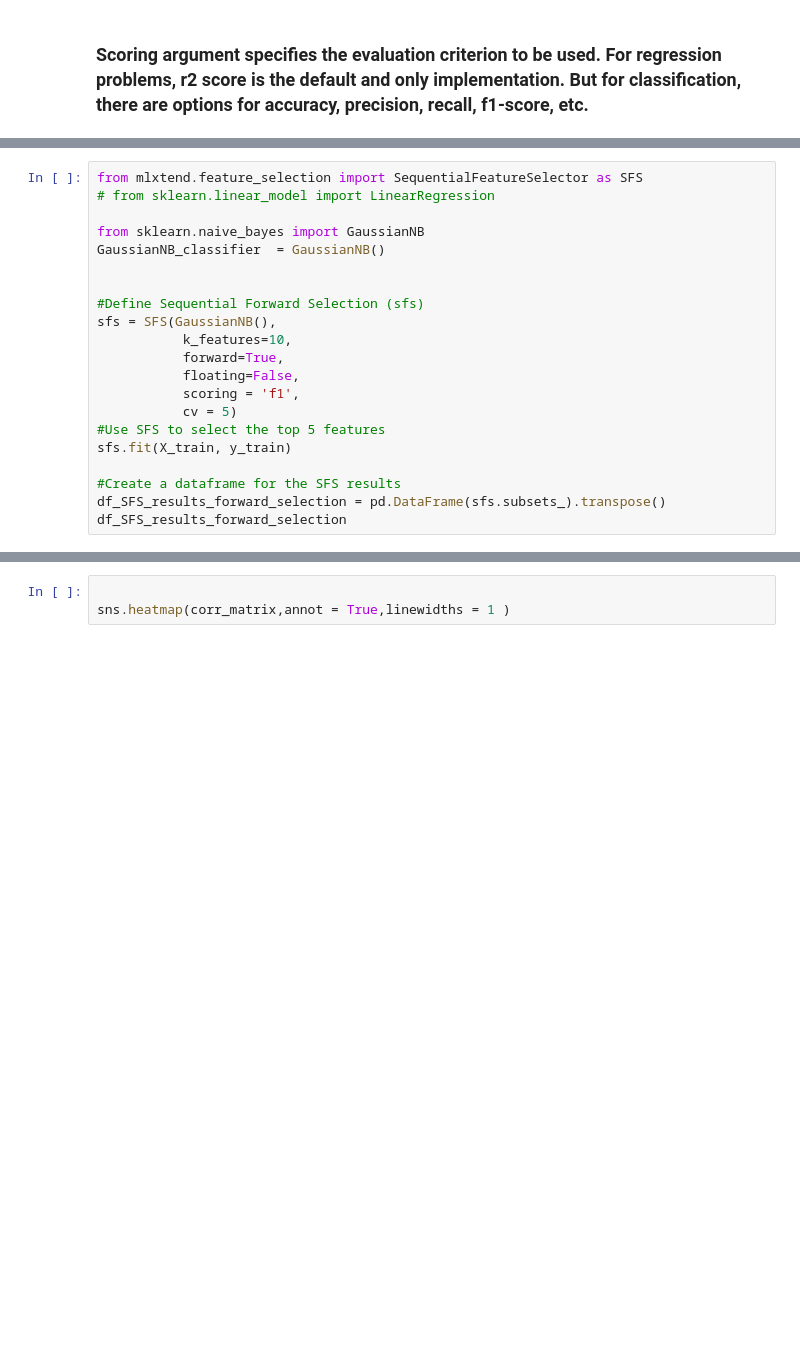
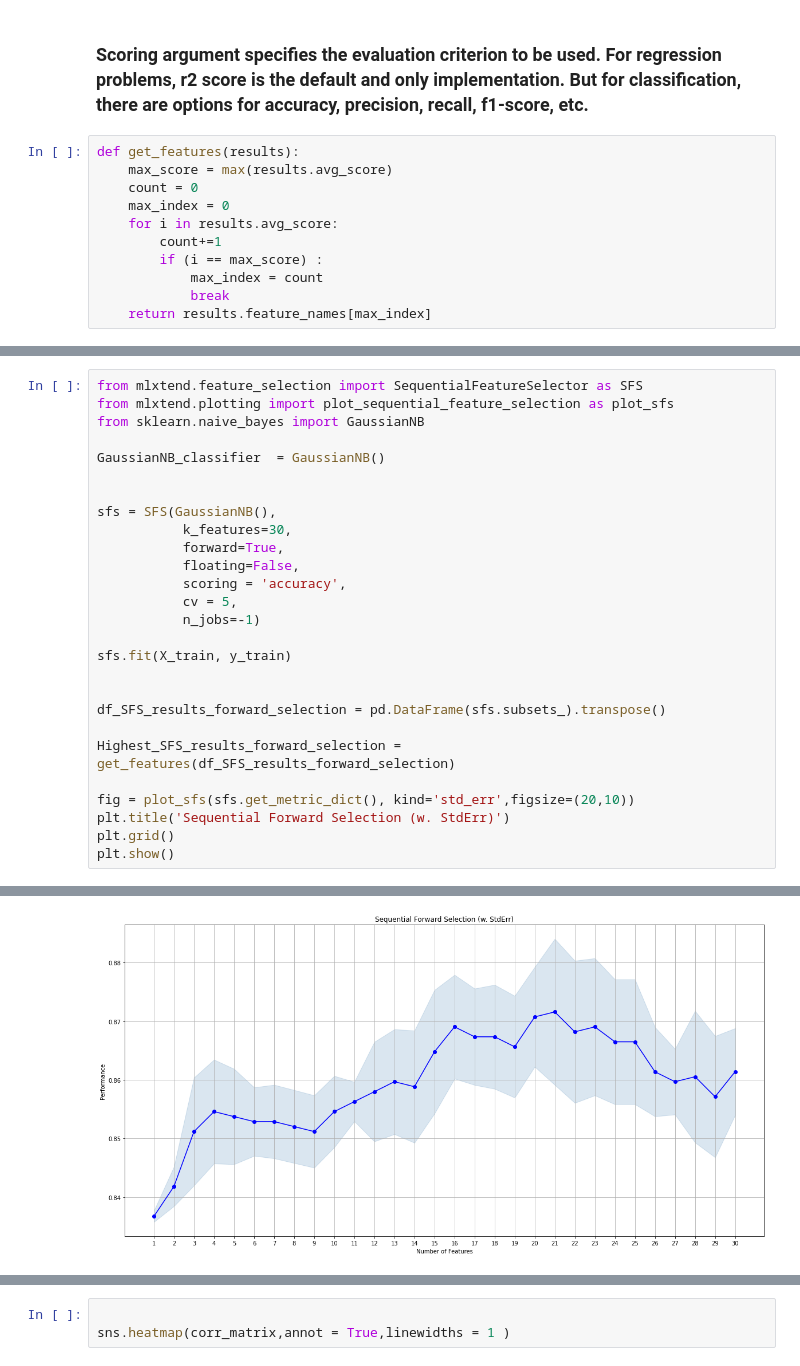
Before and after one commit to AmanKrishna171/HR_Analytics_Data_Science_Project, a Jupyter notebook: CW_Part1.ipynb, the cells around one changed output, grey strips where cells are left out. Saved outputs shown, nothing was run; the diff lists cells and outputs as text; blank space fills up the shorter version.

```diff
--- a/CW_Part1.ipynb
+++ b/CW_Part1.ipynb
@@ -214,3 +324,14 @@ X_train,X_test,y_train,y_test = train_test_split(X,Y,test_size=0.2, shuffle= Tru
 # Feature selection
 # %% [markdown]
 ### Scoring argument specifies the evaluation criterion to be used. For regression problems, r2 score is the default and only implementation. But for classification, there are options for accuracy, precision, recall, f1-score, etc.
+# %%
+def get_features(results):
+    max_score = max(results.avg_score)
+    count = 0
+    max_index = 0
+    for i in results.avg_score:
+        count+=1
+        if (i == max_score) :
+            max_index = count
+            break
+    return results.feature_names[max_index]
@@ -217,22 +344,28 @@ X_train,X_test,y_train,y_test = train_test_split(X,Y,test_size=0.2, shuffle= Tru
 # %%
 from mlxtend.feature_selection import SequentialFeatureSelector as SFS
-# from sklearn.linear_model import LinearRegression
+from mlxtend.plotting import plot_sequential_feature_selection as plot_sfs
+from sklearn.naive_bayes import GaussianNB
 
-from sklearn.naive_bayes import GaussianNB
 GaussianNB_classifier  = GaussianNB()
 
 
-#Define Sequential Forward Selection (sfs)
 sfs = SFS(GaussianNB(),
-           k_features=10,
+           k_features=30,
            forward=True,
            floating=False,
-           scoring = 'f1',
-           cv = 5)
-#Use SFS to select the top 5 features
+           scoring = 'accuracy',
+           cv = 5,
+           n_jobs=-1)
+
 sfs.fit(X_train, y_train)
 
-#Create a dataframe for the SFS results
+
 df_SFS_results_forward_selection = pd.DataFrame(sfs.subsets_).transpose()
-df_SFS_results_forward_selection
+
+Highest_SFS_results_forward_selection = get_features(df_SFS_results_forward_selection)
+
+fig = plot_sfs(sfs.get_metric_dict(), kind='std_err',figsize=(20,10))
+plt.title('Sequential Forward Selection (w. StdErr)')
+plt.grid()
+plt.show()
 # %% [output]
@@ -250 +372,2 @@ df_SFS_results_forward_selection
+[figure, added]
 # %%
```
Also changed, not shown: parts of 23 cells of this notebook.
